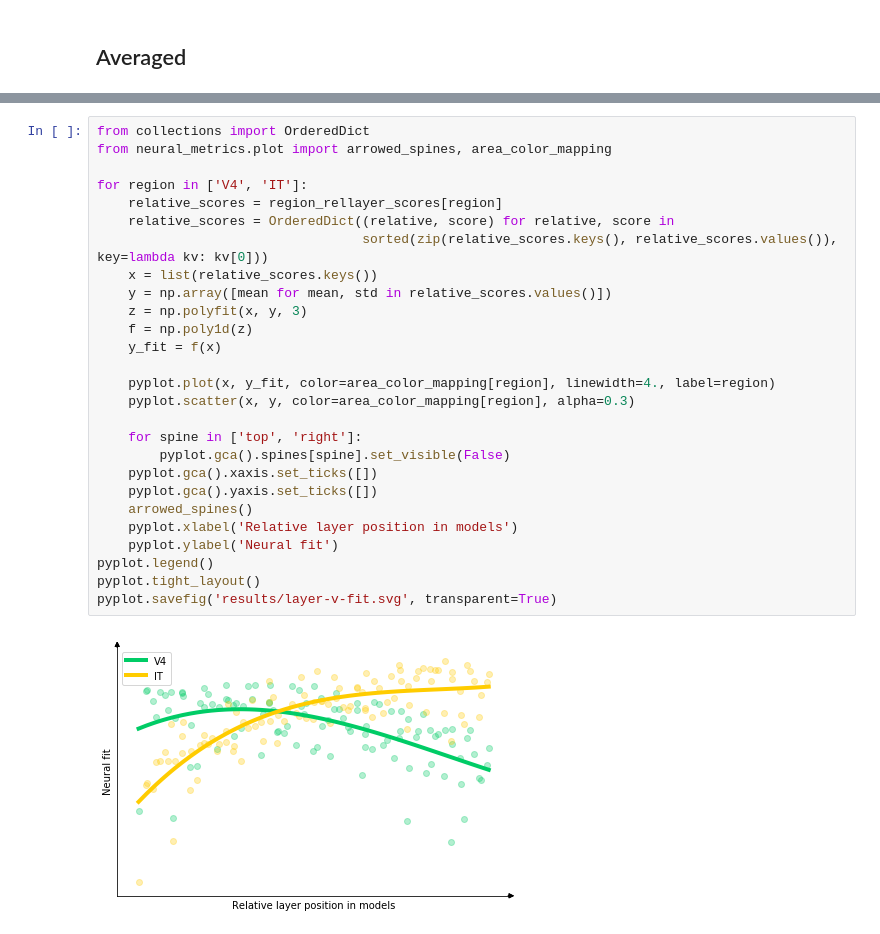
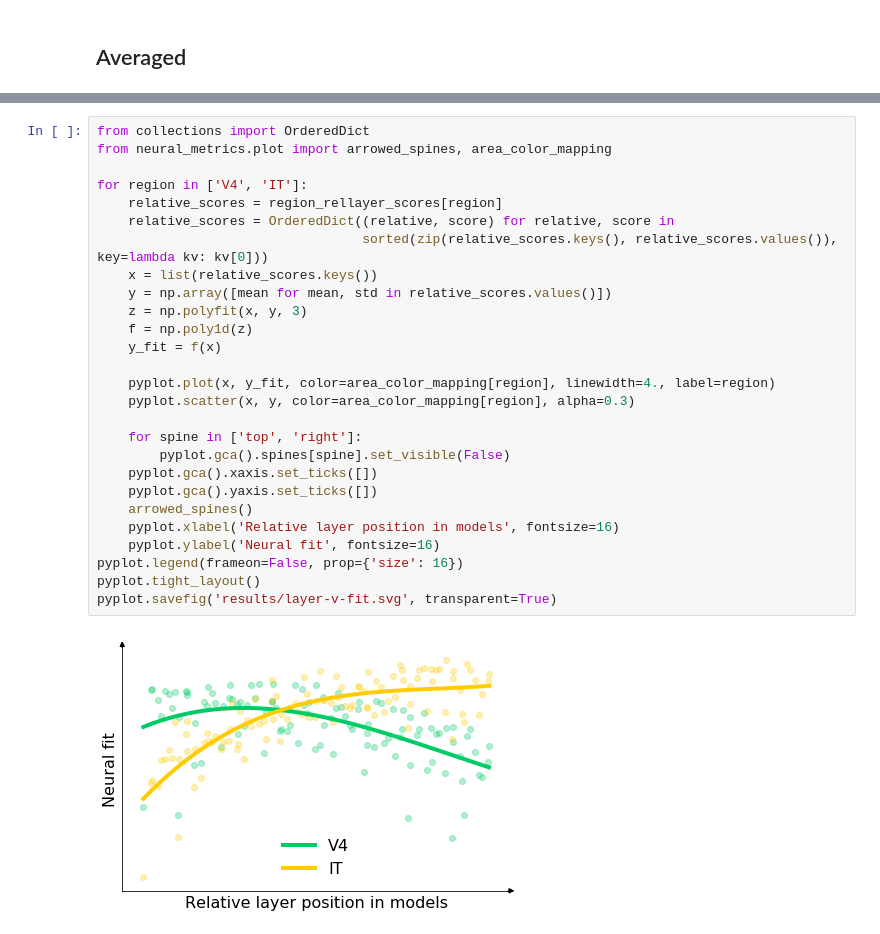
Before and after one commit to mschrimpf/neural-nlp, a Jupyter notebook: results/neuralfit.ipynb, the cells around one changed output, grey strips where cells are left out. Cells and saved outputs as stored; diff of their text form.

```diff
--- a/results/neuralfit.ipynb
+++ b/results/neuralfit.ipynb
@@ -91,29 +89,29 @@ Region IT
 # %%
 from collections import OrderedDict
 from neural_metrics.plot import arrowed_spines, area_color_mapping
 
 for region in ['V4', 'IT']:
     relative_scores = region_rellayer_scores[region]
     relative_scores = OrderedDict((relative, score) for relative, score in
                                   sorted(zip(relative_scores.keys(), relative_scores.values()), key=lambda kv: kv[0]))
     x = list(relative_scores.keys())
     y = np.array([mean for mean, std in relative_scores.values()])
     z = np.polyfit(x, y, 3)
     f = np.poly1d(z)
     y_fit = f(x)
 
     pyplot.plot(x, y_fit, color=area_color_mapping[region], linewidth=4., label=region)
     pyplot.scatter(x, y, color=area_color_mapping[region], alpha=0.3)
 
     for spine in ['top', 'right']:
         pyplot.gca().spines[spine].set_visible(False)
     pyplot.gca().xaxis.set_ticks([])
     pyplot.gca().yaxis.set_ticks([])
     arrowed_spines()
-    pyplot.xlabel('Relative layer position in models')
-    pyplot.ylabel('Neural fit')
-pyplot.legend()
+    pyplot.xlabel('Relative layer position in models', fontsize=16)
+    pyplot.ylabel('Neural fit', fontsize=16)
+pyplot.legend(frameon=False, prop={'size': 16})
 pyplot.tight_layout()
 pyplot.savefig('results/layer-v-fit.svg', transparent=True)
 # %% [output]
-[figure, old version]
+[figure, new version]
```
Also changed, not shown: parts of 2 cells of this notebook, 1 other file.
